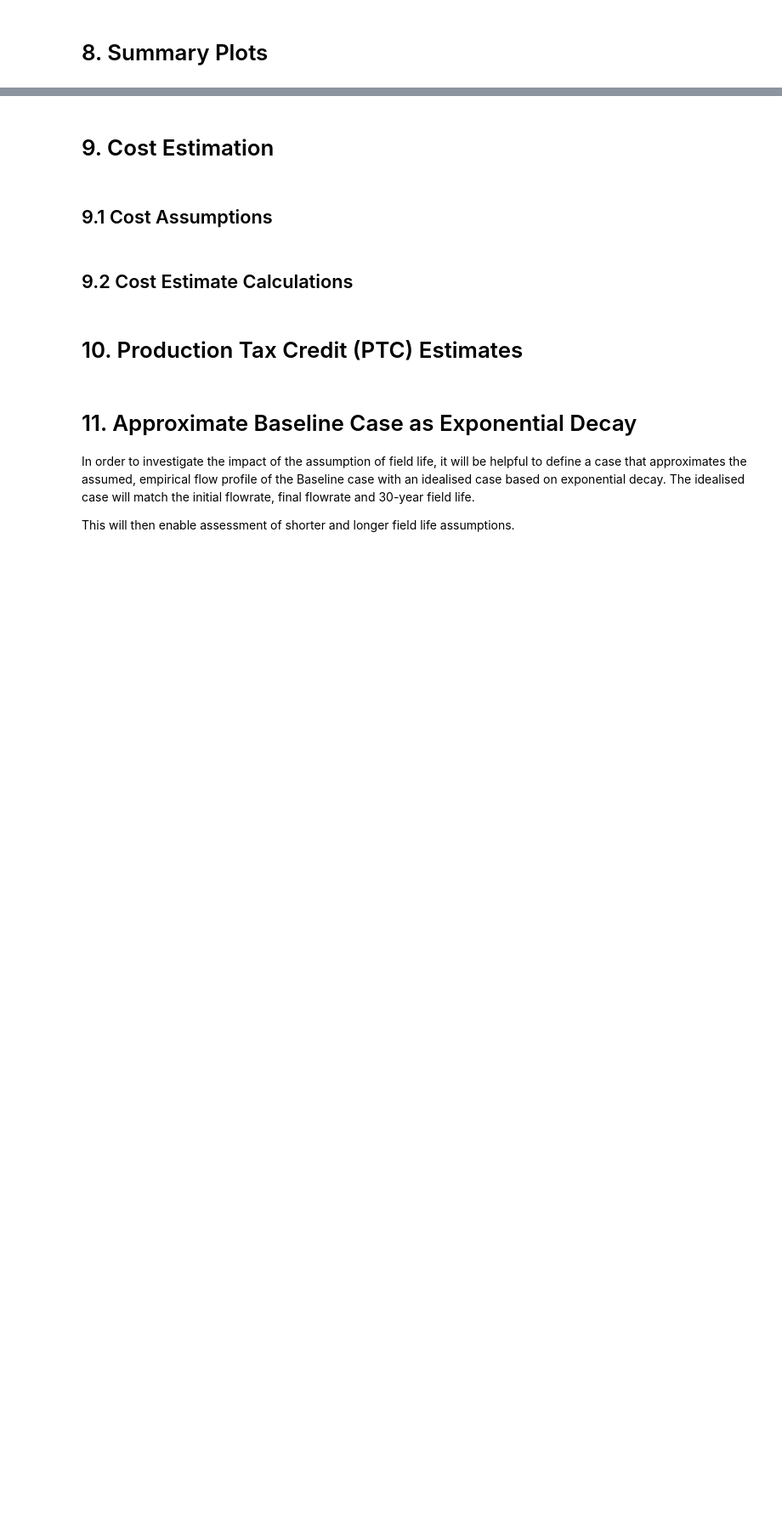
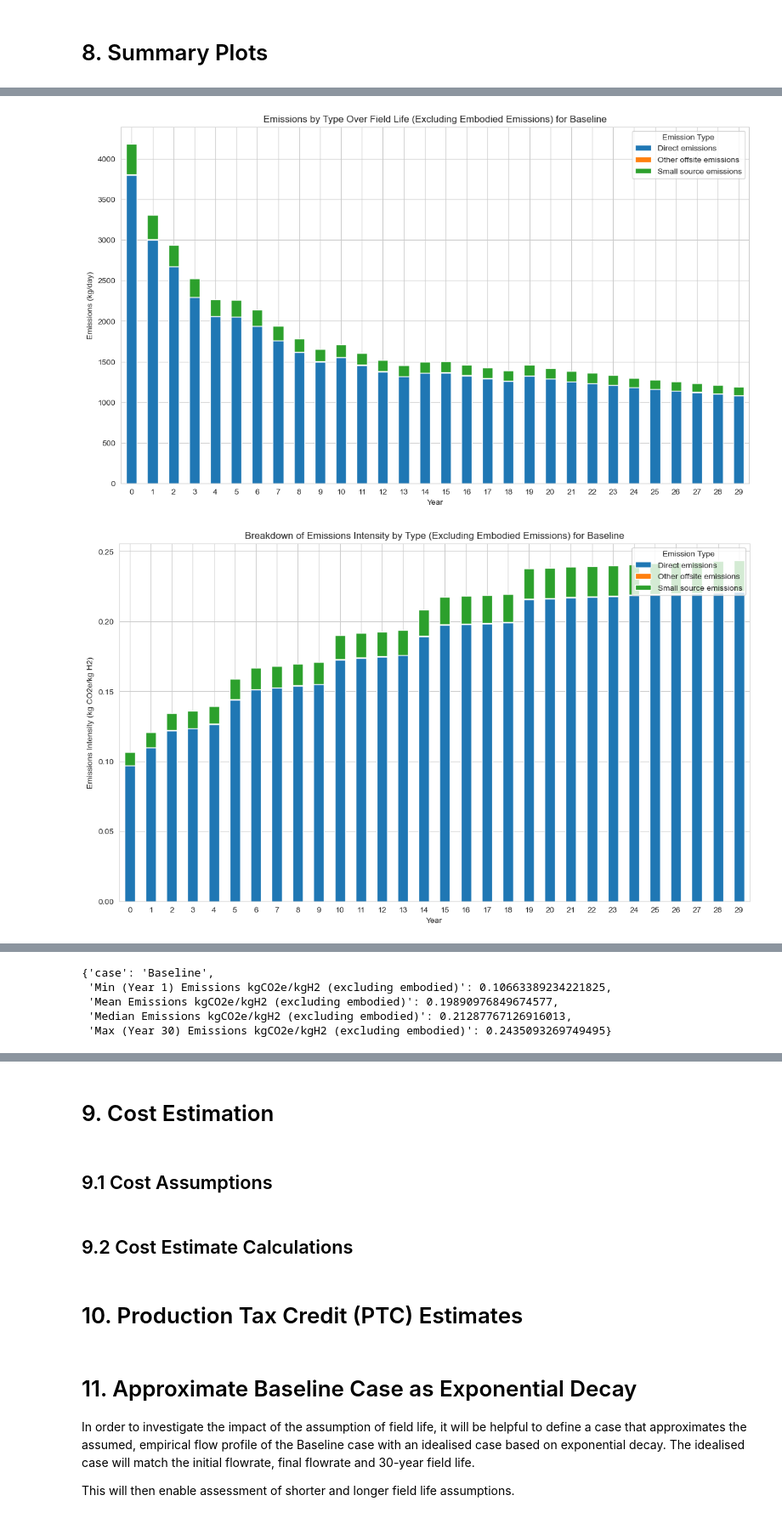
Before and after one commit to tblackfd/Geologic-Hydrogen-LCA-TEA, a Jupyter notebook: BrandtModelReplication_v0_3_RESULTS_REPLICATION.ipynb, the cells around one changed output, grey strips where cells are left out. Shown at 85% size. Saved outputs shown, nothing was run; the diff lists cells and outputs as text; code cells hidden in the pictures; blank space fills up the shorter version.

```diff
--- a/BrandtModelReplication_v0_3_RESULTS_REPLICATION.ipynb
+++ b/BrandtModelReplication_v0_3_RESULTS_REPLICATION.ipynb
@@ -6171,18 +6735,18 @@ def plot_emissions_excluding_embodied(case):
         print("Case not found in the DataFrame.")
         return
 
-    # Fetch daily_field_H2_exported series for the given case
-    daily_field_H2_exported = calculate_exploration_emissions(case)['daily_field_H2_exported']
+    # Fetch daily_field_H2_downstream_PSA series for the given case
+    daily_field_H2_exported = calculate_total_hydrogen_produced(case)['daily_field_H2_exported']
 
     # Ensure it's properly formatted
-    if not isinstance(daily_field_H2_exported, pd.Series) or len(daily_field_H2_exported) != 30:
+    if not isinstance(daily_field_H2_downstream_PSA, pd.Series) or len(daily_field_H2_downstream_PSA) != 30:
         print("Daily H2 exported data is not correctly formatted or has incorrect length.")
         return
 
     # Extract the case data for emissions, dropping 'Embodied emissions'
     case_data = emissions_df.loc[case].drop('Embodied emissions')
 
-    # Ensure the data is aligned properly: case_data should have the same length as daily_field_H2_exported
+    # Ensure the data is aligned properly: case_data should have the same length as daily_field_H2_downstream_PSA
     if any(len(data) != 30 for data in case_data):
         print("Emissions data does not match expected yearly format.")
         return
@@ -6205,33 +6769,36 @@ def plot_emissions_excluding_embodied(case):
     plt.legend(title='Emission Type')
     plt.show()
 
-    # Normalize emissions by daily_field_H2_exported to get intensity
-    emissions_intensity_df = case_data.apply(lambda x: x / (daily_field_H2_exported * 1000))
+    # Normalize emissions by daily_field_H2_downstream_PSA to get intensity
+    emissions_intensity_df = case_data.apply(lambda x: x / (daily_field_H2_downstream_PSA * 1000))
 
     # Plot the emissions intensity by type for each year
     ax = emissions_intensity_df.T.plot(kind='bar', stacked=True, figsize=(14, 8))
     plt.ylabel('Emissions Intensity (kg CO2e/kg H2)')
     plt.xlabel('Year')
     plt.xticks(rotation=0)  # Ensure year labels are horizontal for readability
     plt.title(f'Breakdown of Emissions Intensity by Type (Excluding Embodied Emissions) for {case}')
     plt.legend(title='Emission Type', loc='upper right')
     plt.show()
 
 
     # Calculate the relative contributions of each emission type to the total emissions per year
     total_emissions_no_embodied = case_data.sum()
     emissions_percent_df = case_data.apply(lambda x: (x / total_emissions_no_embodied) * 100)
     ax = emissions_percent_df.T.plot(kind='bar', stacked=True, figsize=(14, 8))
     plt.ylabel('Percent of Total Emissions (%)')
     plt.xlabel('Year')
     plt.xticks(rotation=0)  # Ensure year labels are horizontal for readability
     plt.title(f'Breakdown of Emissions by Type as Percent of Total Emissions (Excluding Embodied Emissions) for {case}')
     plt.legend(title='Emission Type', loc='upper right')
     plt.show()
 
 # Example usage:
 plot_emissions_excluding_embodied('Baseline')
 
 #Plots for all cases:
 # for case in cases:
 #     plot_emissions_excluding_embodied(case)
+# %% [output]
+[figure, added]
+[figure, added]
@@ -6238,6 +6806,6 @@ plot_emissions_excluding_embodied('Baseline')
 # %%
 # #Print minimum, mean, median, and maximum production-weighted emissions, excluding embodied emissions
-# production_weighted_emissions_no_embodied = total_emissions_no_embodied / (daily_field_H2_exported * 1000)
+# production_weighted_emissions_no_embodied = total_emissions_no_embodied / (daily_field_H2_downstream_PSA * 1000)
 
 # print(f'Minimum (Year 1) production-weighted emissions (excluding embodied emissions): {min(production_weighted_emissions_no_embodied):.3g} kgCO2e/kgH2')
 # print(f'Mean production-weighted emissions (excluding embodied emissions): {statistics.mean(production_weighted_emissions_no_embodied):.3g} kgCO2e/kgH2')
@@ -6250,18 +6818,18 @@ def calculate_emissions_statistics_excluding_embodied(case):
         print("Case not found in the DataFrame.")
         return
 
-    # Fetch daily_field_H2_exported series for the given case
-    daily_field_H2_exported = calculate_exploration_emissions(case)['daily_field_H2_exported']
+    # Fetch daily_field_H2_downstream_PSA series for the given case
+    daily_field_H2_exported = calculate_total_hydrogen_produced(case)['daily_field_H2_exported']
 
     # Ensure it's properly formatted
-    if not isinstance(daily_field_H2_exported, pd.Series) or len(daily_field_H2_exported) != 30:
+    if not isinstance(daily_field_H2_downstream_PSA, pd.Series) or len(daily_field_H2_downstream_PSA) != 30:
         print("Daily H2 exported data is not correctly formatted or has incorrect length.")
         return
 
     # Extract the case data for emissions, dropping 'Embodied emissions'
     case_data = emissions_df.loc[case].drop('Embodied emissions')
 
-    # Ensure the data is aligned properly: case_data should have the same length as daily_field_H2_exported
+    # Ensure the data is aligned properly: case_data should have the same length as daily_field_H2_downstream_PSA
     if any(len(data) != 30 for data in case_data):
         print("Emissions data does not match expected yearly format.")
         return
@@ -6278,15 +6846,15 @@ def calculate_emissions_statistics_excluding_embodied(case):
     # Calculate the total emissions for each year by summing over rows
     total_emissions_per_year = case_data.sum()
 
-    # Normalize emissions by daily_field_H2_exported to get intensity
-    emissions_intensity_df = case_data.apply(lambda x: x / (daily_field_H2_exported * 1000))
+    # Normalize emissions by daily_field_H2_downstream_PSA to get intensity
+    emissions_intensity_df = case_data.apply(lambda x: x / (daily_field_H2_downstream_PSA * 1000))
 
     # Calculate the relative contributions of each emission type to the total emissions per year
     total_emissions_no_embodied = case_data.sum()
     emissions_percent_df = case_data.apply(lambda x: (x / total_emissions_no_embodied) * 100)
 
     # Calculate the production-weighted emissions:
-    production_weighted_emissions_no_embodied = total_emissions_no_embodied / (daily_field_H2_exported * 1000)
+    production_weighted_emissions_no_embodied = total_emissions_no_embodied / (daily_field_H2_downstream_PSA * 1000)
 
     # Calculate statistics
     min_production_weighted_emissions = min(production_weighted_emissions_no_embodied)  # Convert Series to list
@@ -6304,5 +6872,11 @@ def calculate_emissions_statistics_excluding_embodied(case):
 
 # Example usage:
 calculate_emissions_statistics_excluding_embodied('Baseline')
+# %% [output]
+{'case': 'Baseline',
+ 'Min (Year 1) Emissions kgCO2e/kgH2 (excluding embodied)': 0.10663389234221825,
+ 'Mean Emissions kgCO2e/kgH2 (excluding embodied)': 0.19890976849674577,
+ 'Median Emissions kgCO2e/kgH2 (excluding embodied)': 0.21287767126916013,
+ 'Max (Year 30) Emissions kgCO2e/kgH2 (excluding embodied)': 0.2435093269749495}
 # %%
 production_profile_df.head()
```
Also changed, not shown: parts of 53 cells of this notebook, 1 other file.
